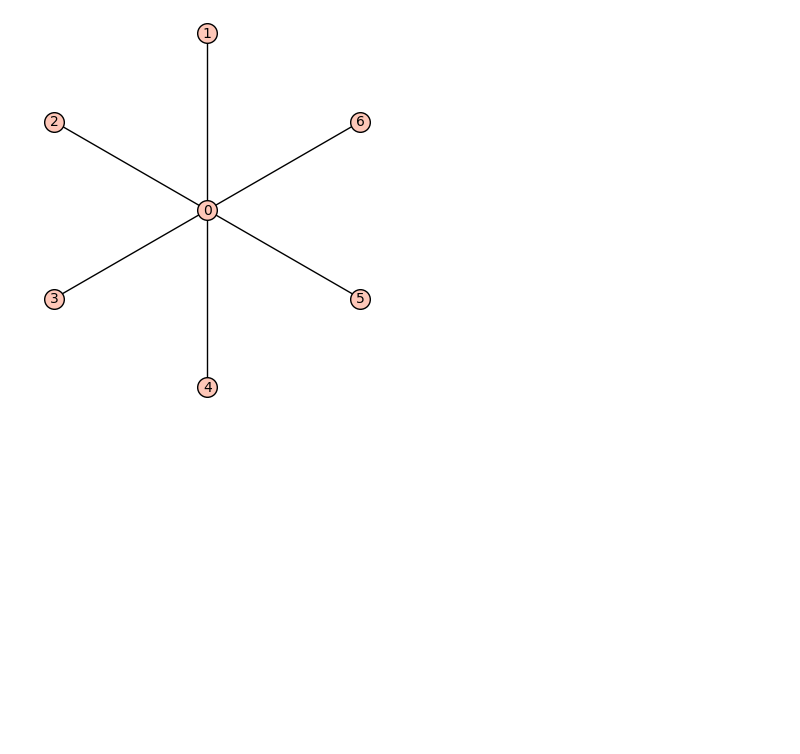
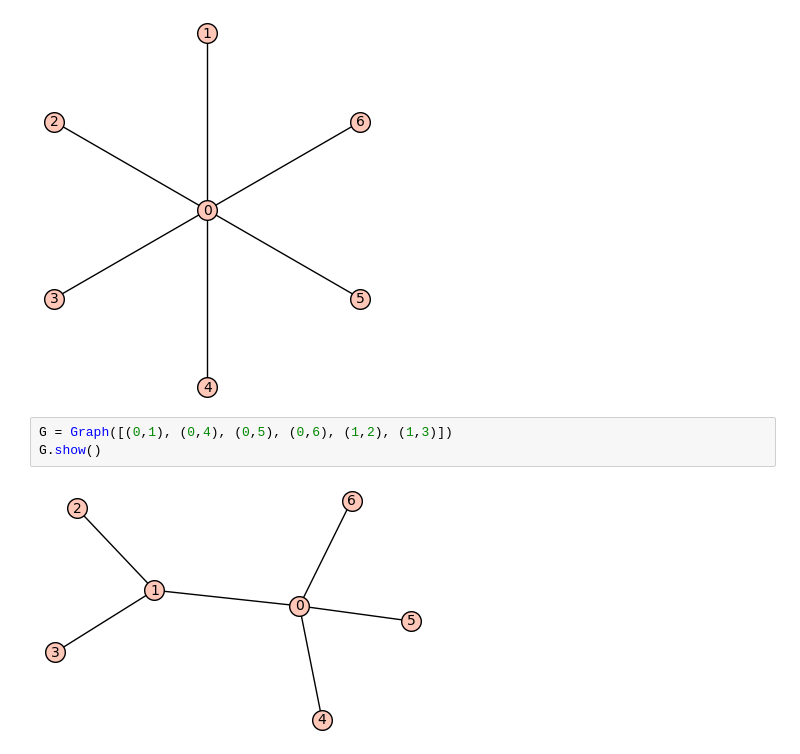
Before and after one commit to kajazefran/Projekt-FP, a Jupyter notebook: slike/slike_grafov.ipynb, the cells around one changed output. Saved outputs shown, nothing was run; the diff lists cells and outputs as text; blank space fills up the shorter version.

```diff
--- a/slike/slike_grafov.ipynb
+++ b/slike/slike_grafov.ipynb
@@ -20,3 +20,8 @@ graphs.PathGraph(7).show()
 graphs.StarGraph(6).show()
 # %% [output]
 [figure]
+# %%
+G = Graph([(0,1), (0,4), (0,5), (0,6), (1,2), (1,3)])
+G.show()
+# %% [output]
+[figure, added]
```
Also changed, not shown: 3 other files.
